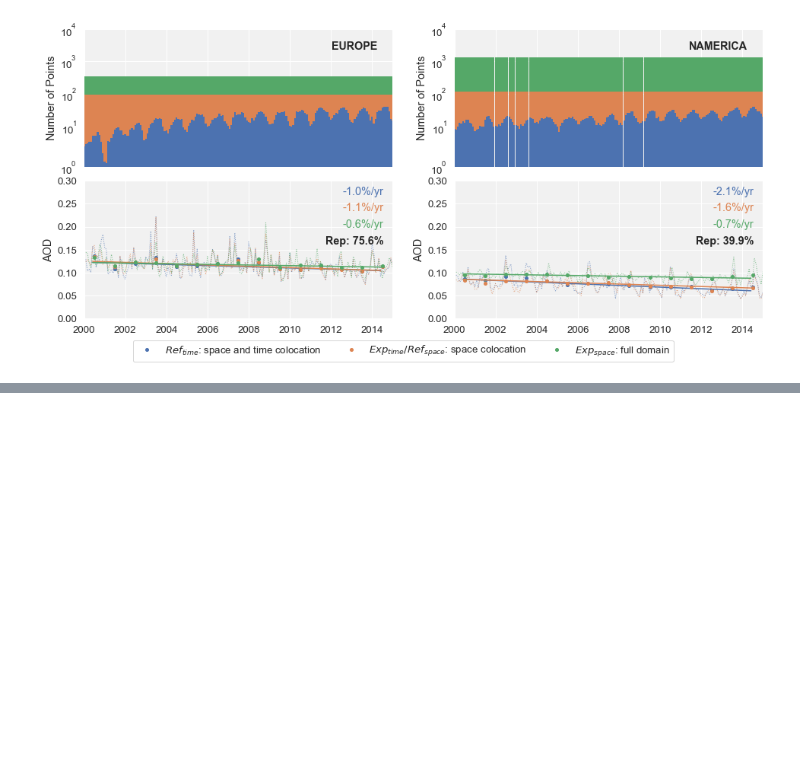
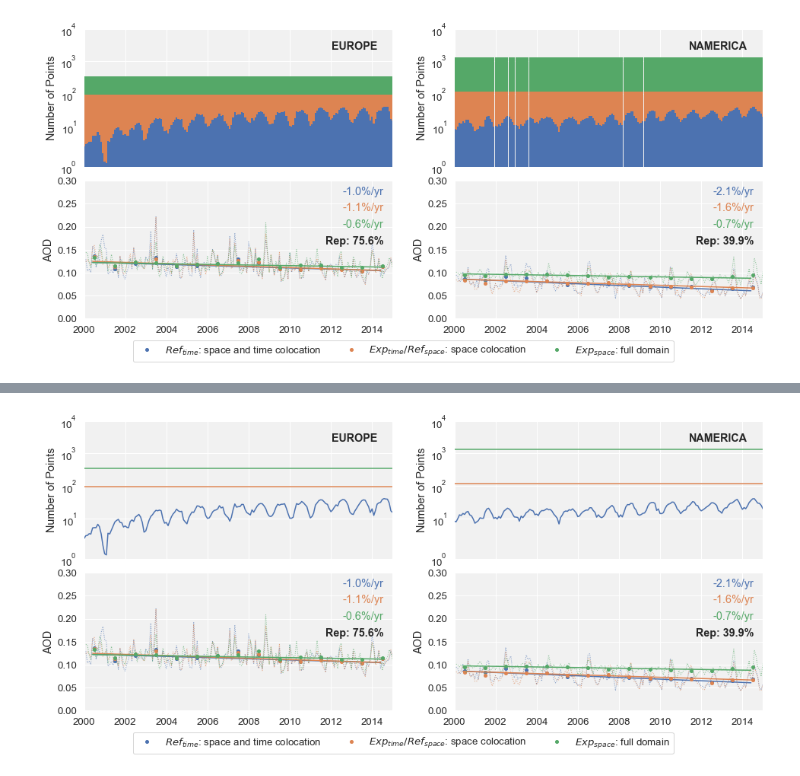
Before and after one commit to AugustinMortier/aerosol_trends, a Jupyter notebook: scripts/representativity.ipynb, the cells around one changed output, grey strips where cells are left out. Drawn from its saved outputs; the diff is of its cells as text; code cells hidden in the pictures; blank space fills up the shorter version.

```diff
--- a/scripts/representativity.ipynb
+++ b/scripts/representativity.ipynb
@@ -417,0 +414,99 @@ plt.savefig('figs/representativity-'+var+'.png', dpi=300, bbox_inches='tight')
+# %%
+regions = ['EUROPE','NAMERICA']
+#regions = ['NAMERICA']
+
+#make figure of time series for n regions
+nl, nc = 2, len(regions)
+fig, axs = plt.subplots(nl, nc, sharex='col', sharey=False,
+                       gridspec_kw={
+                           'wspace': 0.2,
+                           'hspace': 0.1
+                       })
+# add a big axes, hide frame
+fig.add_subplot(111, frameon=False)
+
+current_palette = sns.color_palette()
+
+for i, region in enumerate(regions):
+
+
+    #first figure: number of observations
+    if len(regions)>1:
+        ax = axs[0, i]
+    else:
+        ax = axs[0]
+    #ax.set_title(region, fontweight='bold')
+    ax.text(0.95, 0.85,region,ha='right', fontweight='bold',transform=ax.transAxes)
+
+    #full colocation
+    odf = OBS_DF[region]
+    n = odf.count(axis=1, numeric_only=False)
+    n = n.resample('M', how='mean')
+    ax.plot(n.index, n.values, color=current_palette[0], lw=1, zorder=10)
+    #space colocation
+    ax.plot(n.index, [ALLTS_MOD_MAP[region]['nmax'] for i in n.index], color=current_palette[1], lw=1, zorder=9)
+    #full domain
+    ax.plot(n.index, [REG_MOD_MAP[region]['nmax'] for i in n.index], color=current_palette[2], lw=1, zorder=8)
+    #ax.text(0.97,0.90,'N: {:d}'.format(REG_MOD_MAP[region]['nmax']), color=current_palette[2], ha='right', transform=ax.transAxes)
+
+
+    ax.set_facecolor('#F1F1F1')
+    ax.set_ylabel('Number of Points')
+    ax.set_xlim('2000-01-01','2015-01-01')
+    ax.set_ylim(1,1e4)
+    ax.set_yscale('symlog')
+
+
+    #second figure
+    if len(regions)>1:
+        ax = axs[1, i]
+    else:
+        ax = axs[1]
+    ax.set_facecolor('#F1F1F1')
+    #MOD_MAP, ALLTS_MOD_MAP, REG_MOD_MAP
+    ts1 = MOD_MAP[region]['trends']
+    ts2 = ALLTS_MOD_MAP[region]['trends']
+    ts3 = REG_MOD_MAP[region]['trends']
+
+    dy = 0.12
+
+    ax.plot(js2date(ts1['monthly']['jsdate']),ts1['monthly']['data'], ':', lw=1, color=current_palette[0], alpha=0.7)
+    ax.plot(js2date(ts1['yearly']['jsdate']),ts1['yearly']['data'], '.', ms=8,label='a', color=current_palette[0])
+    ax.plot(js2date(ts1['trends'][params['period']]['jsdate']),ts1['trends'][params['period']]['data'], ls='-', color=current_palette[0], label='')
+    ax.text(0.97,0.9,'{:+.1f}%/yr'.format(ts1['trends'][params['period']]['rel_slp']),ha='right',transform=ax.transAxes, color=current_palette[0])
+
+    ax.plot(js2date(ts2['monthly']['jsdate']),ts2['monthly']['data'], ':', lw=1, color=current_palette[1], alpha=0.7)
+    ax.plot(js2date(ts2['yearly']['jsdate']),ts2['yearly']['data'], '.', ms=8, label='b', color=current_palette[1])
+    ax.plot(js2date(ts2['trends'][params['period']]['jsdate']),ts2['trends'][params['period']]['data'], ls='-', color=current_palette[1])
+    ax.text(0.97,0.9-dy,'{:+.1f}%/yr'.format(ts2['trends'][params['period']]['rel_slp']),ha='right',transform=ax.transAxes, color=current_palette[1])
+
+    ax.plot(js2date(ts3['monthly']['jsdate']),ts3['monthly']['data'], ':', lw=1, color=current_palette[2], alpha=0.7)
+    ax.plot(js2date(ts3['yearly']['jsdate']),ts3['yearly']['data'], '.', ms=8, label='c', color=current_palette[2])
+    ax.plot(js2date(ts3['trends'][params['period']]['jsdate']),ts3['trends'][params['period']]['data'], ls='-', color=current_palette[2])
+    ax.text(0.97,0.90-2*dy,'{:+.1f}%/yr'.format(ts3['trends'][params['period']]['rel_slp']),ha='right',transform=ax.transAxes, color=current_palette[2])
+
+    #print out representativity
+    ax.text(0.97,0.90-3*dy,'Rep: {:.1f}%'.format(df['Representativity'][params['ylabel']][region][params['period']]),ha='right',fontweight='bold', transform=ax.transAxes)
+
+
+    ax.set_ylim(0,0.3)
+    #ax.set_ylim(0,20)
+    ax.set_xlim('2000-01-01','2015-01-01')
+    ax.set_ylabel(params['ylabel'])
+
+#change size of the figure
+# hide tick and tick label of the big axes
+plt.tick_params(labelcolor=None, top=False, bottom=False, left=False, right=False)
+plt.grid(False)
+plt.xticks([])
+plt.yticks([])
+
+handles, labels = ax.get_legend_handles_labels()
+labels = ['$Ref_{time}$: space and time colocation', '$Exp_{time} / Ref_{space}$: space colocation', '$Exp_{space}$: full domain']
+fig.legend(handles, labels, loc='lower center', ncol=3, facecolor='white')
+
+fig.set_size_inches(16,7)
+fig = plt.gcf()
+plt.savefig('figs/representativity-'+var+'-lines.png', dpi=300, bbox_inches='tight')
+# %% [output]
+[figure, added]
```
Also changed, not shown: parts of 11 cells of this notebook, 4 other files.
